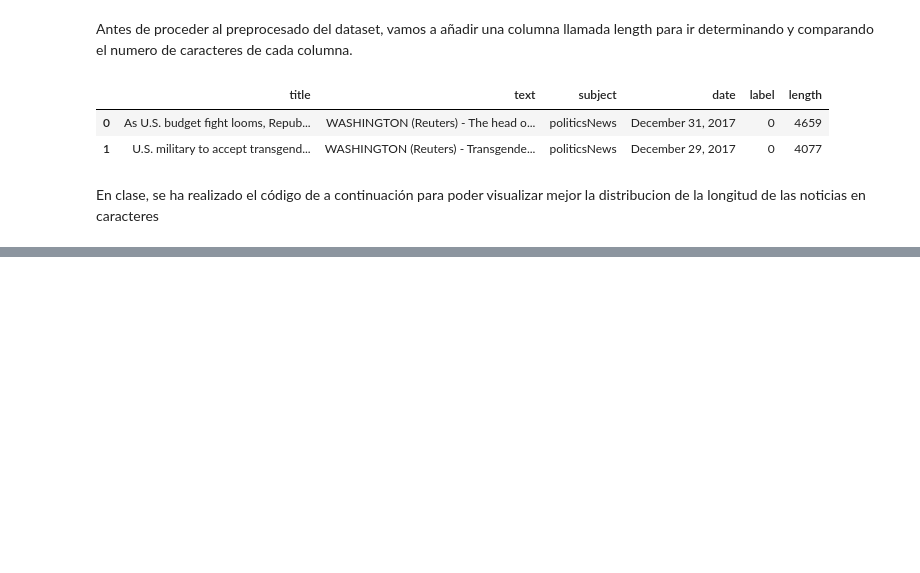
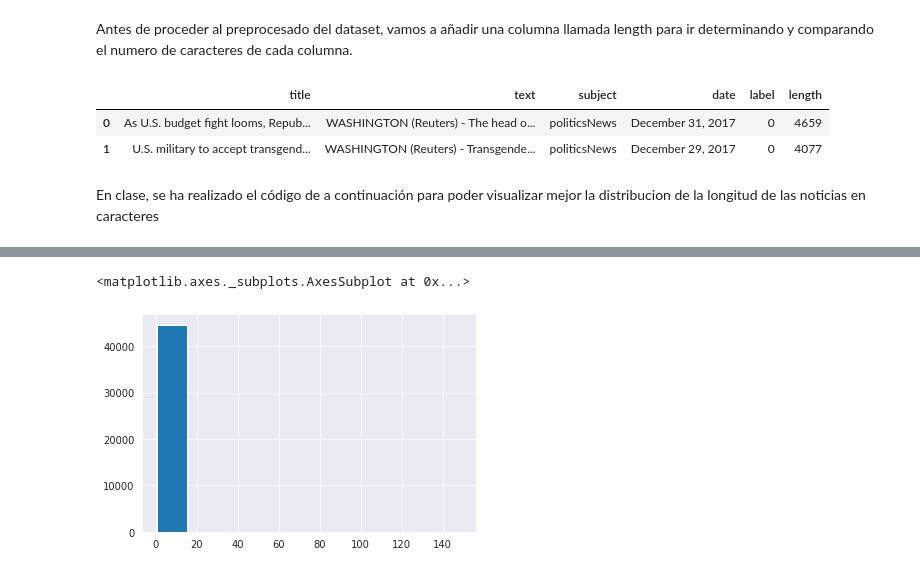
Before and after one commit to esterfb3397/fake-news-project-tfm, a Jupyter notebook: EDA.ipynb, the cells around one changed output, grey strips where cells are left out. Saved outputs shown, nothing was run; the diff lists cells and outputs as text; code cells hidden in the pictures; blank space fills up the shorter version.

```diff
--- a/EDA.ipynb
+++ b/EDA.ipynb
@@ -152,0 +204,7 @@ plt.show()
+# %%
+# Calcular media de caracteres por palabra
+df["avg_char_word"] = df["text"].apply(lambda s: len(s) / len(s.split(" ")))
+df["avg_char_word"].hist()
+# %% [output]
+<matplotlib.axes._subplots.AxesSubplot at 0x...>
+[figure, added]
```
Also changed, not shown: parts of 13 cells of this notebook.
